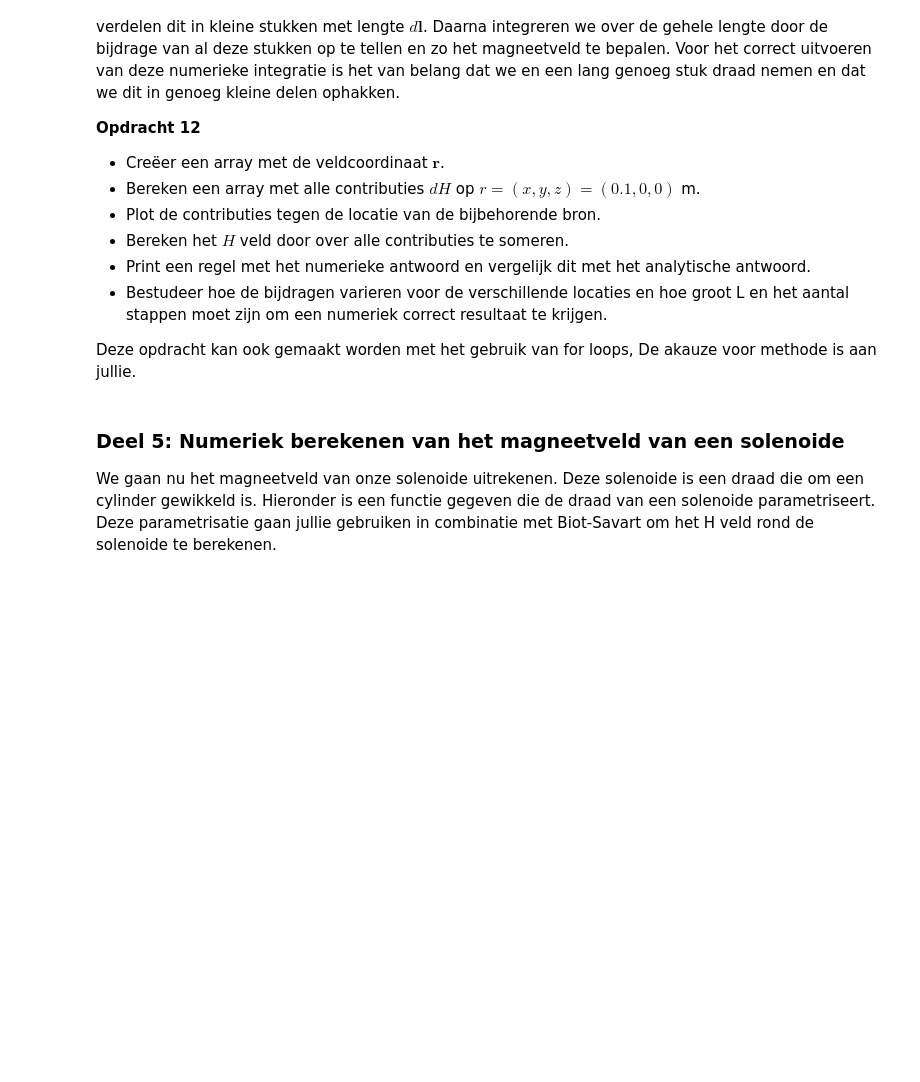
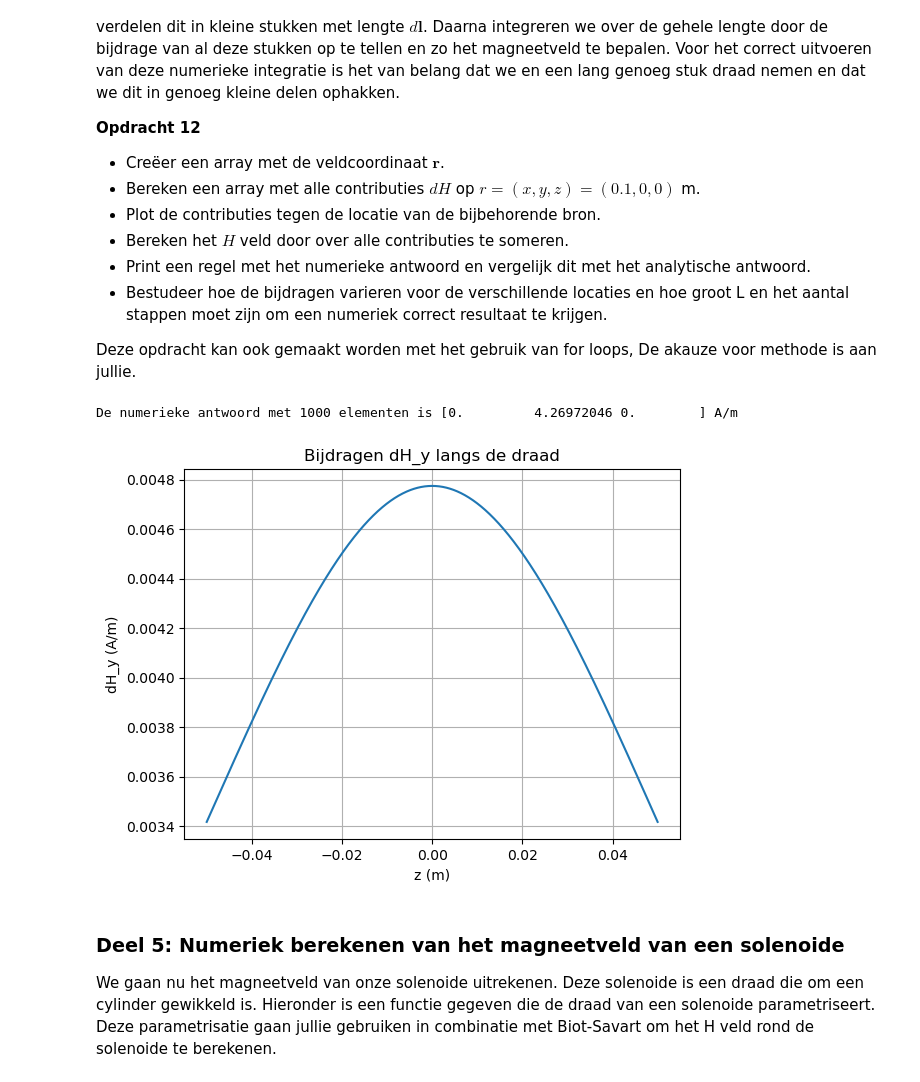
Before and after one commit to wpfPeutz/opdrachten-DEF-D, a Jupyter notebook: DigitaleOntwerpopdrachten/2KrachtactuatorOpdracht/KrachtactuatorOpdracht.ipynb, the cells around one changed output. Cells and saved outputs as stored; diff of their text form; code cells hidden in the pictures; blank space fills up the shorter version.

```diff
--- a/DigitaleOntwerpopdrachten/2KrachtactuatorOpdracht/KrachtactuatorOpdracht.ipynb
+++ b/DigitaleOntwerpopdrachten/2KrachtactuatorOpdracht/KrachtactuatorOpdracht.ipynb
@@ -498,9 +504,37 @@ Nu gaan we met behulp van de numerieke implementatie van de wet van Biot-Savart
 
 Deze opdracht kan ook gemaakt worden met het gebruik van for loops, De akauze voor methode is aan jullie.
 # %%
-###
-###Jullie code hier###
-###
+I = 6
+L_draad = 0.1
+N = 1000
+
+r_field=np.array([0.1, 0, 0])
+
+z = np.linspace(-L_draad/2, L_draad/2, N)
+
+dl = np.array([0, 0, L_draad/N])
+
+dH_all = []
+
+for zi in z:
+    r_source = np.array([0, 0, zi])
+    r = r_field - r_source
+    r_hat = r / np.linalg.norm(r)
+    dH = (1 / (4 * np.pi)) * I * (np.cross(dl, r_hat)) / (np.sum(r**2))
+    dH_all.append(dH)
+
+H = sum(dH_all)
+print('De numerieke antwoord met ' + str(N) + ' elementen is ' + str(H) + ' A/m')
+
+plt.plot(z, [dH[1] for dH in dH_all])
+plt.xlabel('z (m)')
+plt.ylabel('dH_y (A/m)')
+plt.title('Bijdragen dH_y langs de draad')
+plt.grid(True)
+plt.show()
+# %% [output]
+De numerieke antwoord met 1000 elementen is [0.         4.26972046 0.        ] A/m
+[figure, added]
 # %% [markdown]
 ### Deel 5: Numeriek berekenen van het magneetveld van een solenoide
 
```
Also changed, not shown: parts of 11 cells of this notebook, 1 other file.
